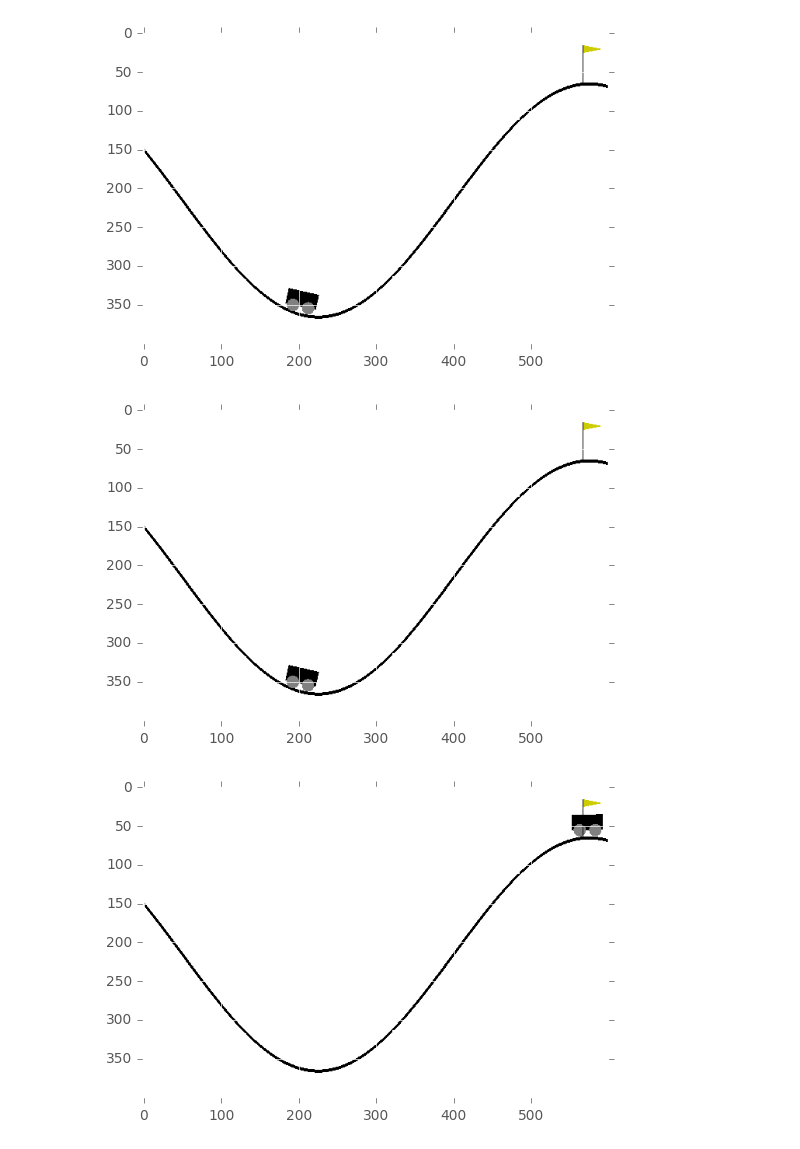
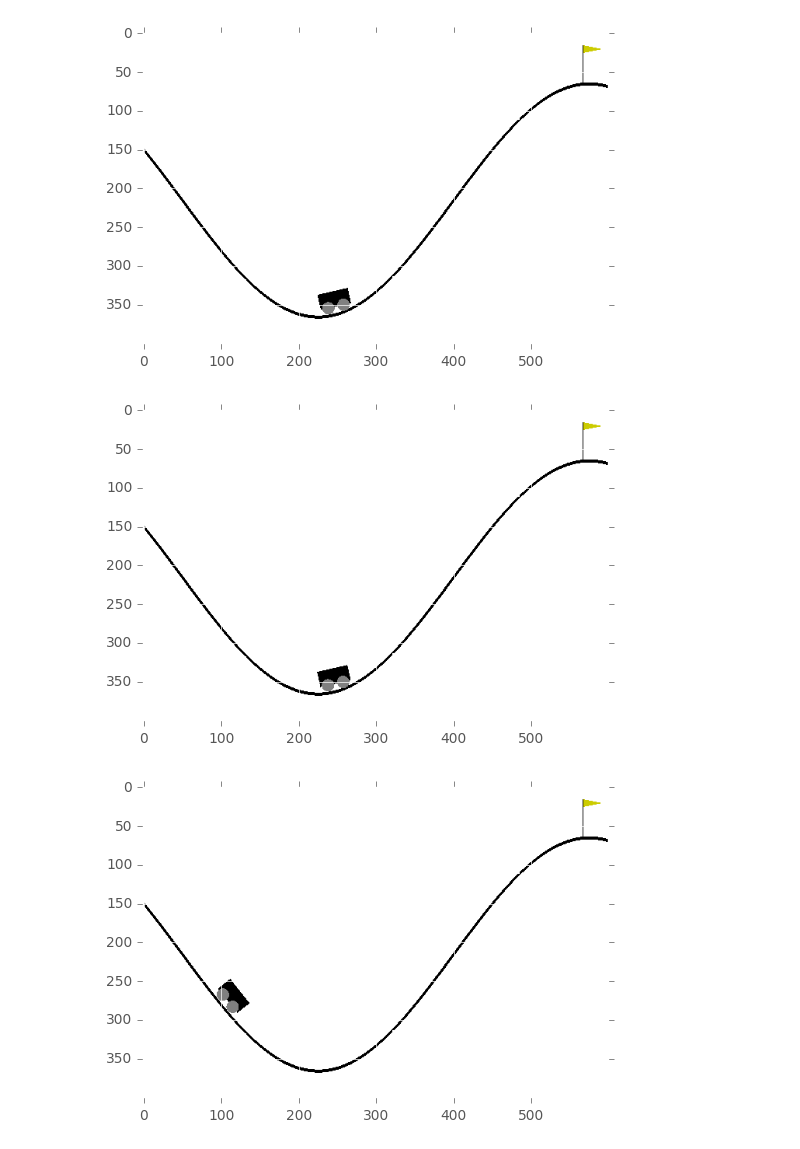
Before and after one commit to modulabs/RL_Edu1, a Jupyter notebook: lecture/lab6/mountain_car_fa.ipynb, the cells around one changed output. Cells and saved outputs as stored; diff of their text form; code cells hidden in the pictures.

```diff
--- a/lecture/lab6/mountain_car_fa.ipynb
+++ b/lecture/lab6/mountain_car_fa.ipynb
@@ -46,8 +31,8 @@ plt.imshow(env.render(mode='rgb_array'))
 # t % 200 -> arbitrary goal
 
 # super-naive policy: just keep pressing left
-for t in range(1000):
-    env.step(0)
+for t in range(400):
+    _, _, done, _ = env.step(0)
     if done or t % 200 == 0:
         plt.figure()
         plt.imshow(env.render(mode='rgb_array'))
@@ -55,7 +40,7 @@ for t in range(1000):
 
 # smarter policy: alterante left to right every 50 timesteps
 # default_action = 0 # left
-# for t in range(1000):
+# for t in range(400):
 #     _, _, done, _ = env.step(default_action)
 #     if t % 50 == 0:
 #         default_action = 0 if default_action == 2 else 2
@@ -71,3 +56,3 @@ plt.show()
-[figure, old version]
+[figure, new version]
-[figure, old version]
+[figure, new version]
-[figure, old version]
+[figure, new version]
```
Also changed, not shown: parts of 12 cells of this notebook, 3 other files.
